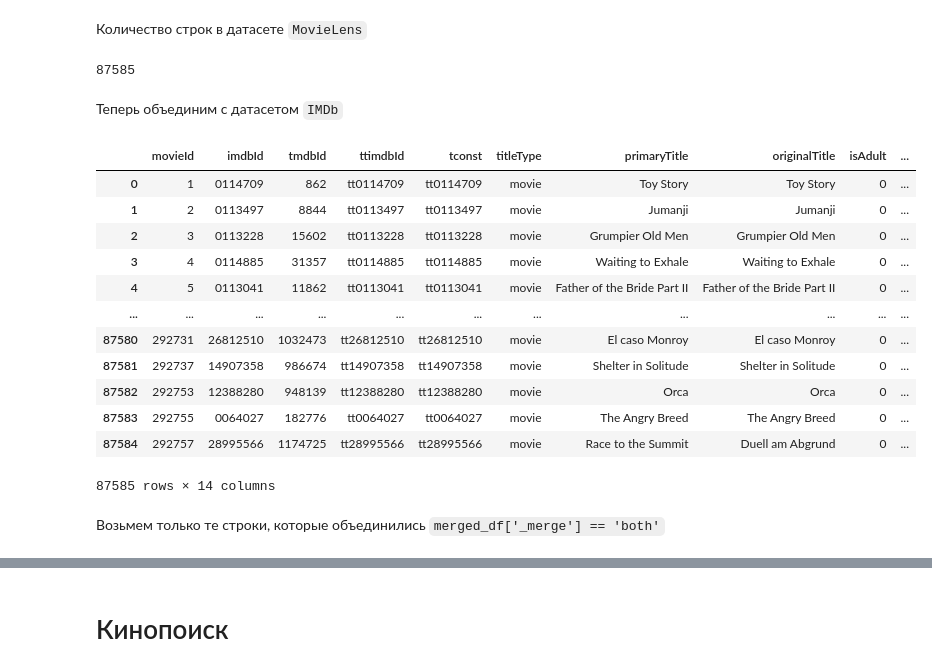
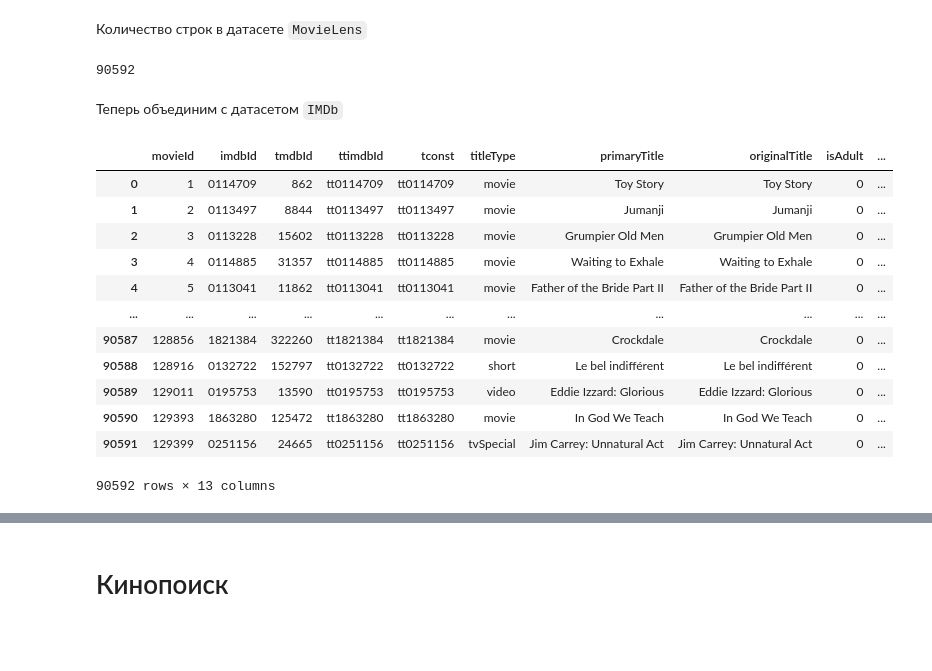
Before and after one commit to glazole/MovieLens, a Jupyter notebook: ML_EDA_into.ipynb, the cells around one changed output, grey strips where cells are left out. Drawn from its saved outputs; the diff is of its cells as text; code cells hidden in the pictures; blank space fills up the shorter version.

```diff
--- a/ML_EDA_into.ipynb
+++ b/ML_EDA_into.ipynb
@@ -924,2 +889,10 @@ df_tmdb_company.head()
 # %% [markdown]
 Берем таблицу `links` из датасета `MovieLens`, создаем столбец `ttimdbId` добавляя двойное `tt` к `imdbId` так как в датасете `IMDb` идентификаторы в поле `tconst` выглядят следующим образом `tt114709`
+# %%
+links1 = pd.read_csv(r'G:\data\links1.csv', dtype='object')
+links2 = pd.read_csv(r'G:\data\links2.csv', dtype='object')
+links3 = pd.read_csv(r'G:\data\links3.csv', dtype='object')
+links4 = pd.read_csv(r'G:\data\links4.csv', dtype='object')
+links = pd.concat([links1, links2, links3, links4], axis=0)
+links.drop_duplicates(subset='imdbId', inplace=True)
+links.shape
@@ -926,6 +901,6 @@ df_tmdb_company.head()
 # %%
-df_links['ttimdbId'] = 'tt' + df_links['imdbId'].astype(str)
-df_links.head()
+links['ttimdbId'] = 'tt' + links['imdbId'].astype(str)
+links.head()
 # %% [output]
 |  | movieId | imdbId | tmdbId | ttimdbId |
 | 0 | 1 | 0114709 | 862 | tt0114709 |
@@ -936,27 +911,25 @@ df_links.head()
 # %% [markdown]
 Количество строк в датасете `MovieLens`
 # %%
-df_links.shape[0]
+links.shape[0]
 # %% [output]
-87585
+90592
 # %% [markdown]
 Теперь объединим с датасетом `IMDb`
 # %%
-merged_df = pd.merge(df_links, df_imdb_basic, left_on='ttimdbId', right_on='tconst', how='left', indicator=True)
+merged_df = pd.merge(links, df_imdb_basic, left_on='ttimdbId', right_on='tconst', how='left')
 merged_df
 # %% [output]
 |  | movieId | imdbId | tmdbId | ttimdbId | tconst | titleType | primaryTitle | originalTitle | isAdult | ... |
 | 0 | 1 | 0114709 | 862 | tt0114709 | tt0114709 | movie | Toy Story | Toy Story | 0 | ... |
 | 1 | 2 | 0113497 | 8844 | tt0113497 | tt0113497 | movie | Jumanji | Jumanji | 0 | ... |
 | 2 | 3 | 0113228 | 15602 | tt0113228 | tt0113228 | movie | Grumpier Old Men | Grumpier Old Men | 0 | ... |
 | 3 | 4 | 0114885 | 31357 | tt0114885 | tt0114885 | movie | Waiting to Exhale | Waiting to Exhale | 0 | ... |
 | 4 | 5 | 0113041 | 11862 | tt0113041 | tt0113041 | movie | Father of the Bride Part II | Father of the Bride Part II | 0 | ... |
 | ... | ... | ... | ... | ... | ... | ... | ... | ... | ... | ... |
-| 87580 | 292731 | 26812510 | 1032473 | tt26812510 | tt26812510 | movie | El caso Monroy | El caso Monroy | 0 | ... |
-| 87581 | 292737 | 14907358 | 986674 | tt14907358 | tt14907358 | movie | Shelter in Solitude | Shelter in Solitude | 0 | ... |
-| 87582 | 292753 | 12388280 | 948139 | tt12388280 | tt12388280 | movie | Orca | Orca | 0 | ... |
-| 87583 | 292755 | 0064027 | 182776 | tt0064027 | tt0064027 | movie | The Angry Breed | The Angry Breed | 0 | ... |
-| 87584 | 292757 | 28995566 | 1174725 | tt28995566 | tt28995566 | movie | Race to the Summit | Duell am Abgrund | 0 | ... |
+| 90587 | 128856 | 1821384 | 322260 | tt1821384 | tt1821384 | movie | Crockdale | Crockdale | 0 | ... |
+| 90588 | 128916 | 0132722 | 152797 | tt0132722 | tt0132722 | short | Le bel indifférent | Le bel indifférent | 0 | ... |
+| 90589 | 129011 | 0195753 | 13590 | tt0195753 | tt0195753 | video | Eddie Izzard: Glorious | Eddie Izzard: Glorious | 0 | ... |
+| 90590 | 129393 | 1863280 | 125472 | tt1863280 | tt1863280 | movie | In God We Teach | In God We Teach | 0 | ... |
+| 90591 | 129399 | 0251156 | 24665 | tt0251156 | tt0251156 | tvSpecial | Jim Carrey: Unnatural Act | Jim Carrey: Unnatural Act | 0 | ... |
-87585 rows × 14 columns
+90592 rows × 13 columns
-# %% [markdown]
-Возьмем только те строки, которые объединились `merged_df['_merge'] == 'both'`
```
Also changed, not shown: parts of 43 cells of this notebook, 4 other files.
